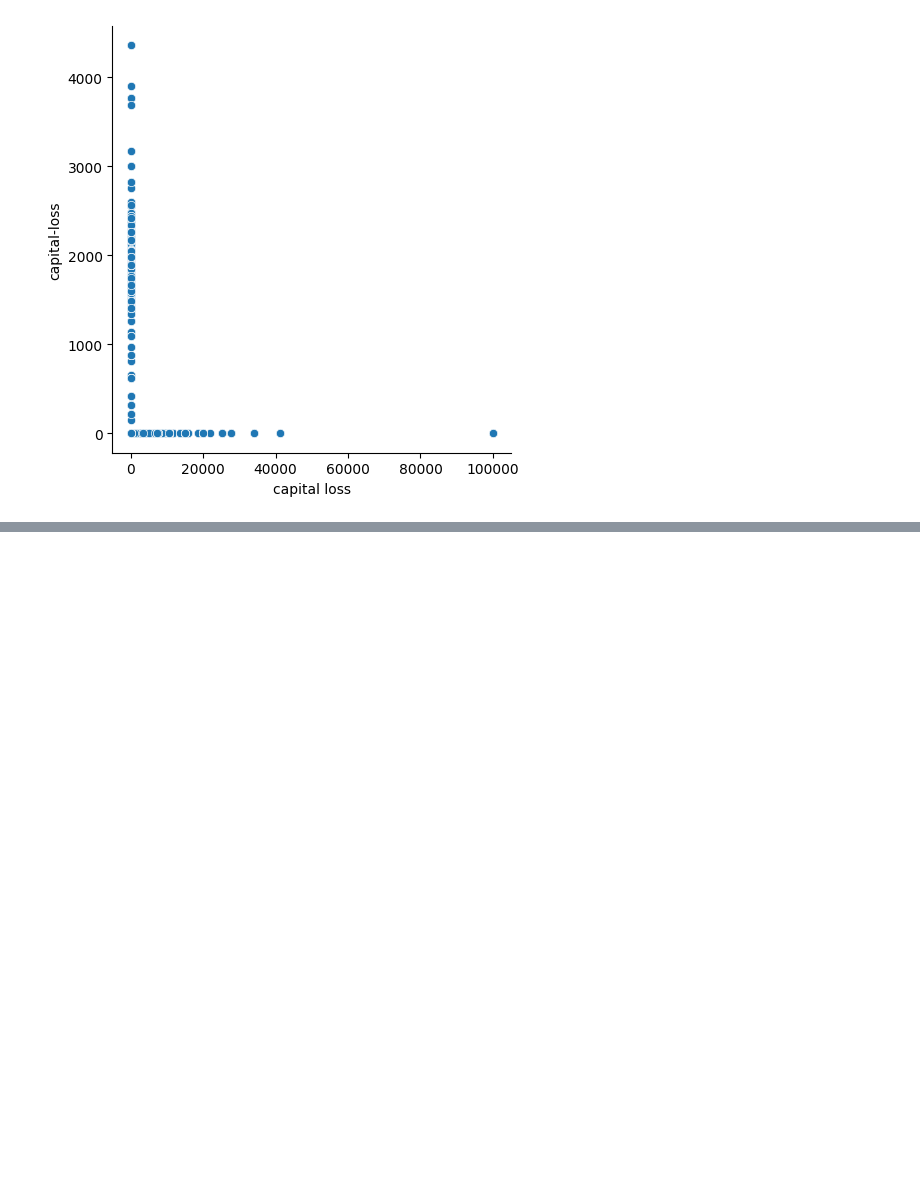
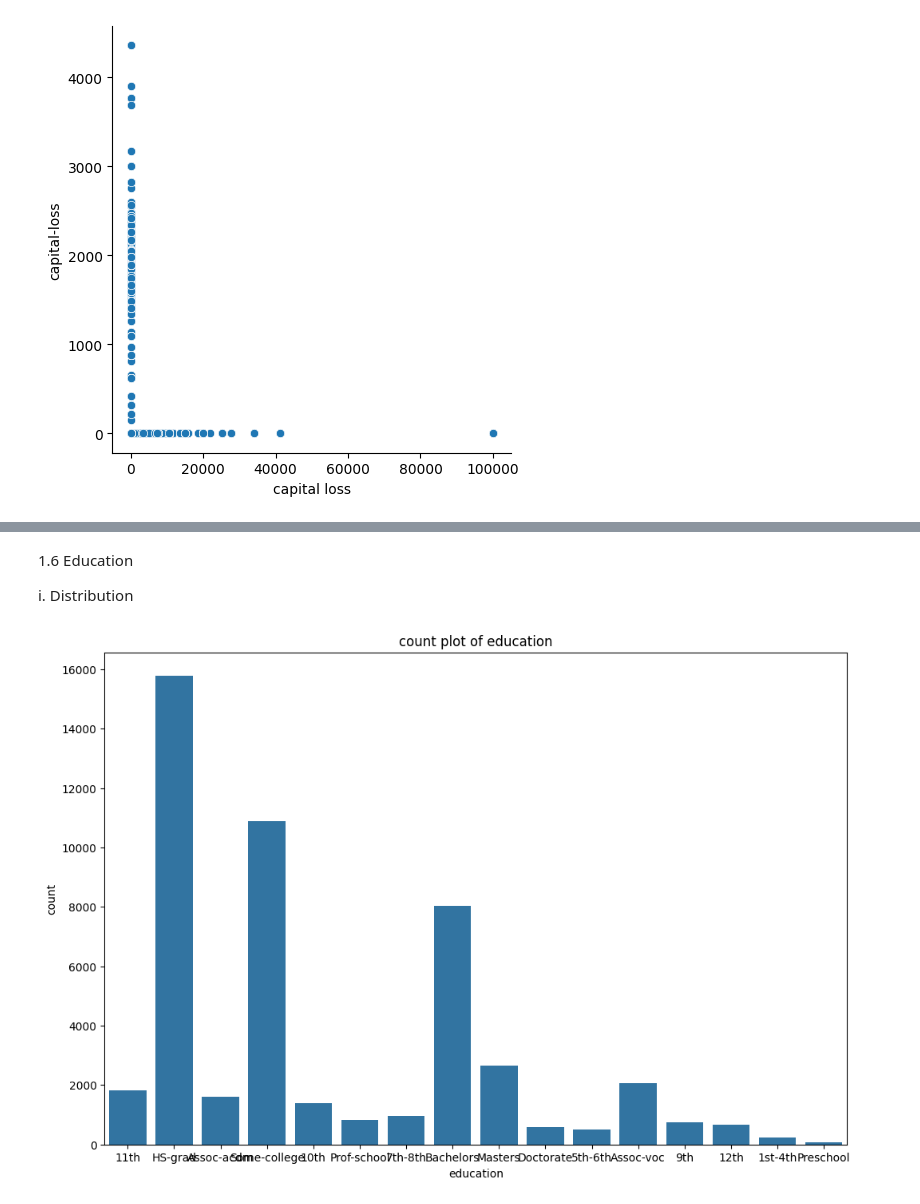
Before and after one commit to dinesh16adh/Data-Science-Projects., a Jupyter notebook: simple_eda_on_income_data.ipynb, the cells around one changed output, grey strips where cells are left out. Cells and saved outputs as stored; diff of their text form; code cells hidden in the pictures; blank space fills up the shorter version.

```diff
--- a/simple_eda_on_income_data.ipynb
+++ b/simple_eda_on_income_data.ipynb
@@ -209,0 +222,12 @@ plt.show()
+# %% [markdown]
+1.6 Education
+
+
+i. Distribution
+# %%
+plt.figure(figsize=(12,8))
+ax=sns.countplot(x='education',data=data)
+plt.title('count plot of education')
+plt.show()
+# %% [output]
+[figure, added]
```
Also changed, not shown: parts of 17 cells of this notebook.
